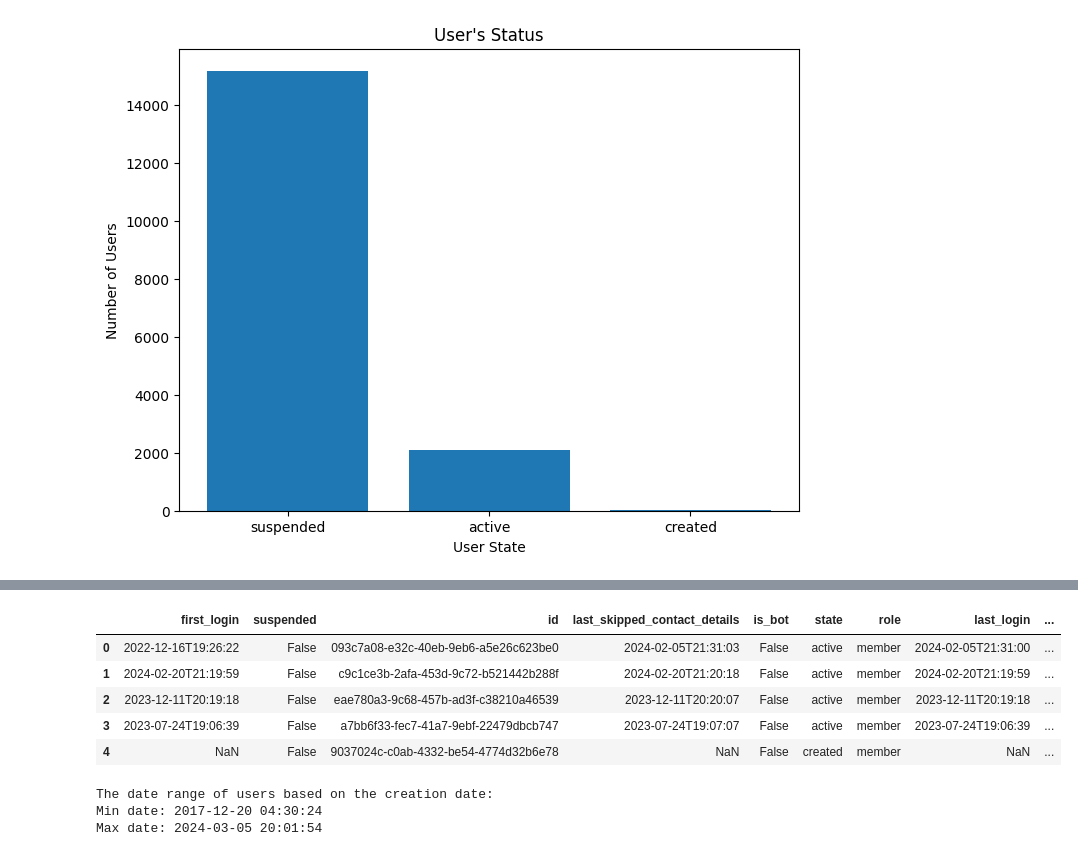
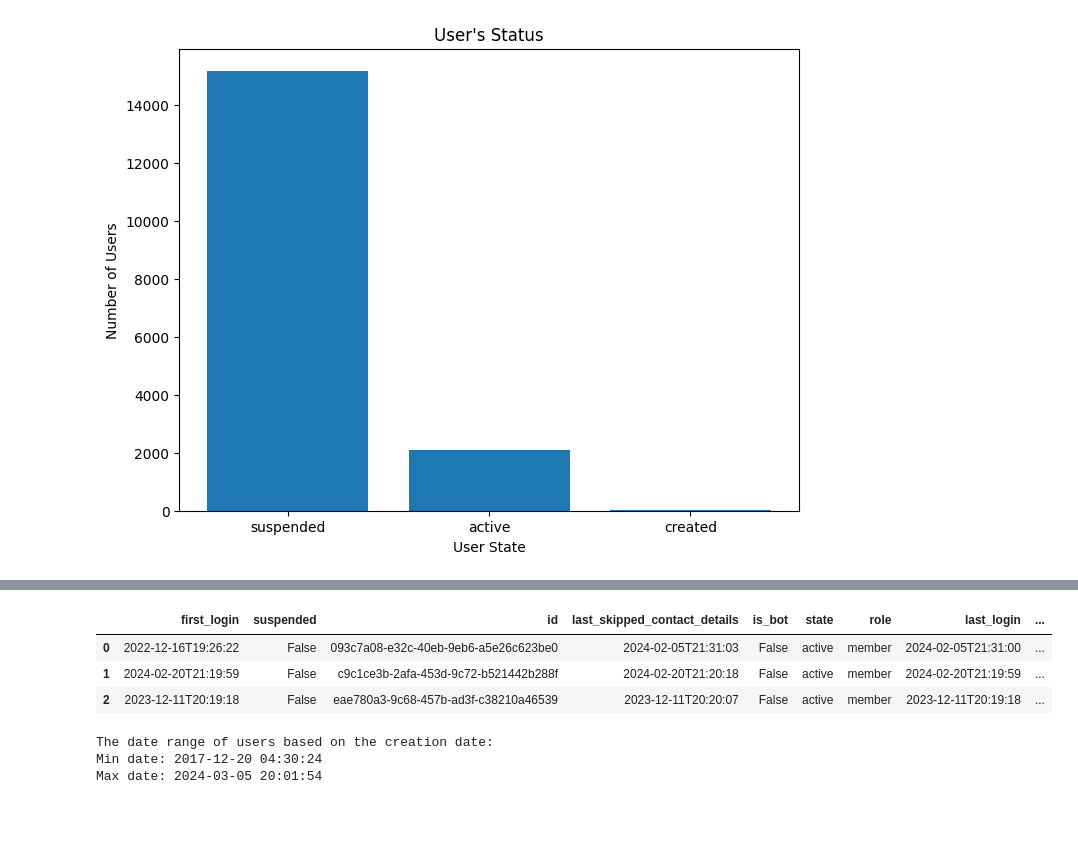
Before and after one commit to edupache/thesis_GenAI, a Jupyter notebook: EDA/EDA_users_datasets.ipynb, the cells around one changed output, grey strips where cells are left out. Drawn from its saved outputs; the diff is of its cells as text; code cells hidden in the pictures; blank space fills up the shorter version.

```diff
--- a/EDA/EDA_users_datasets.ipynb
+++ b/EDA/EDA_users_datasets.ipynb
@@ -60,11 +52,8 @@ print(BASE_PATH)
 This dataset contains information about the users in the system. It includes attributes such as user ID, name, age, and gender.
 # %%
 # Users data
-#path = "data\\production_datasets\\FlaggerForce\\users_export"
-path_rel = "/data/production_datasets/FlaggerForce/users_export"
-path = os.path.join(BASE_PATH,path_rel)
-print(BASE_PATH)
-print(path)
+# path = "/home/ubuntu/thesis_GenAI/data/production_datasets/FlaggerForce/users_export"   # path in vm
+path = "C:\\Users\\eduar\\Documents\\Master_Thesis\\GenAI_Thesis_Beekeeper\\data\\production_datasets\\FlaggerForce\\users_export"  # Local path
 
 file_name = "flaggerforce_users_2024-03-05T23-44-35.xlsx"
 file_path = os.path.join(path, file_name)
@@ -110,12 +108,10 @@ data_users[data_users['id'] == "973511e1-3b2d-4ec6-87b3-7780269d3843"]
 # %%
-data_users.head()
+data_users.head(3)
 # %% [output]
 |  | first_login | suspended | id | last_skipped_contact_details | is_bot | state | role | last_login | ... |
 | 0 | 2022-12-16T19:26:22 | False | 093c7a08-e32c-40eb-9eb6-a5e26c623be0 | 2024-02-05T21:31:03 | False | active | member | 2024-02-05T21:31:00 | ... |
 | 1 | 2024-02-20T21:19:59 | False | c9c1ce3b-2afa-453d-9c72-b521442b288f | 2024-02-20T21:20:18 | False | active | member | 2024-02-20T21:19:59 | ... |
 | 2 | 2023-12-11T20:19:18 | False | eae780a3-9c68-457b-ad3f-c38210a46539 | 2023-12-11T20:20:07 | False | active | member | 2023-12-11T20:19:18 | ... |
-| 3 | 2023-07-24T19:06:39 | False | a7bb6f33-fec7-41a7-9ebf-22479dbcb747 | 2023-07-24T19:07:07 | False | active | member | 2023-07-24T19:06:39 | ... |
-| 4 | NaN | False | 9037024c-c0ab-4332-be54-4774d32b6e78 | NaN | False | created | member | NaN | ... |
 # %%
 # Preprocessing users data function
 
```
Also changed, not shown: parts of 16 cells of this notebook.
